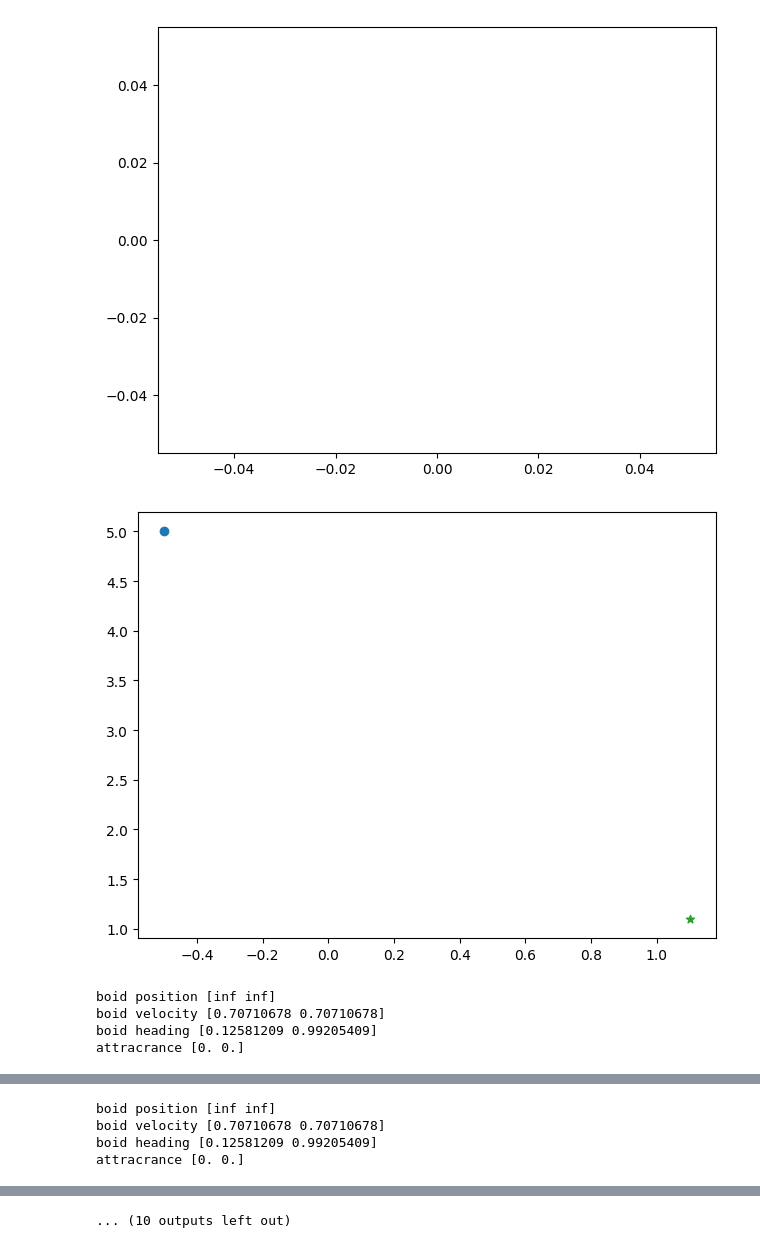
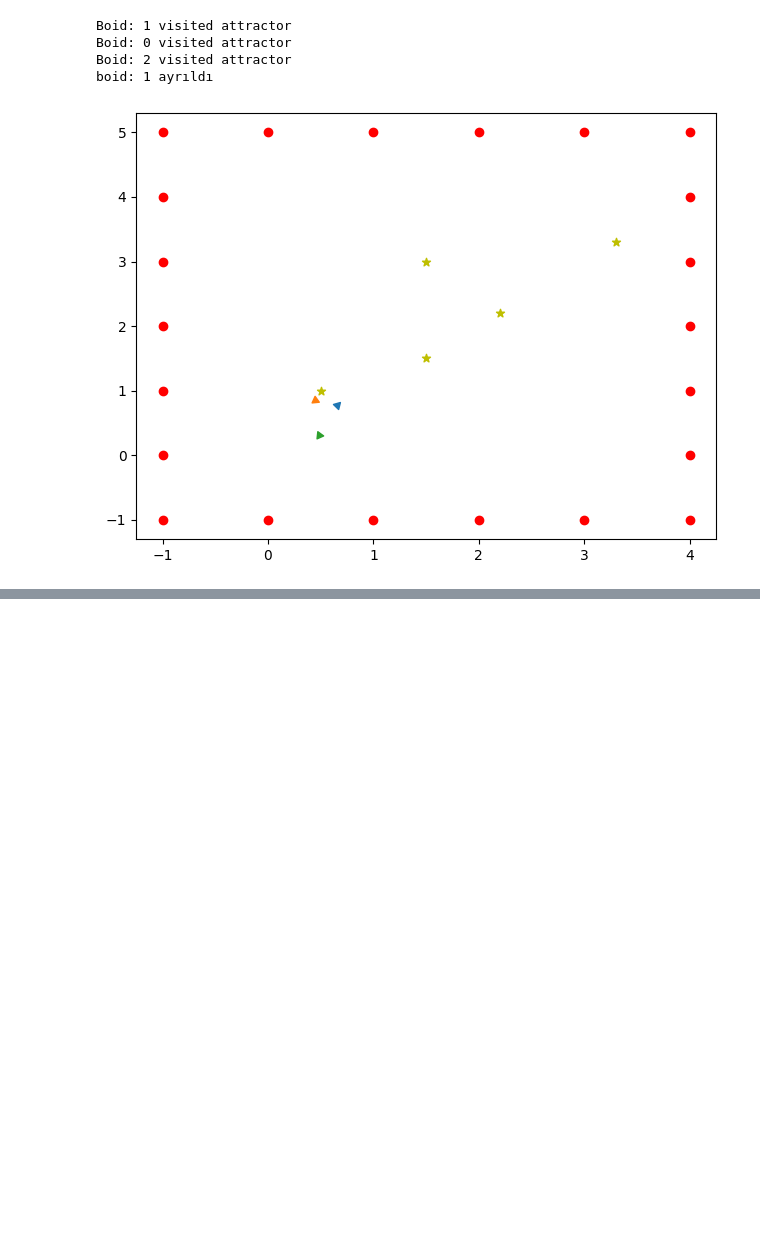
Before and after one commit to Ismail-Armutcu/Algorithms-for-Interactive-Sytems, a Jupyter notebook: MMI513_PA6_BeeDroids.ipynb, the cells around one changed output, grey strips where cells are left out. Cells and saved outputs as stored; diff of their text form; code cells hidden in the pictures; blank space fills up the shorter version.

```diff
--- a/MMI513_PA6_BeeDroids.ipynb
+++ b/MMI513_PA6_BeeDroids.ipynb
@@ -428,0 +437,19 @@ flockset post [[6.93047287e-310 6.93047287e-310]
+# %%
+positionsObstacle = [np.array([-1, 5]),np.array([0, 5]),np.array([1, 5]),np.array([2, 5]),np.array([3, 5]),np.array([4, 5]),
+                     np.array([4, 4]),np.array([4, 3]),np.array([4, 2]),np.array([4, 1]),np.array([4, 0]),np.array([4, -1]),
+                     np.array([3, -1]),np.array([2, -1]),np.array([1, -1]),np.array([0, -1]),np.array([-1, -1]),
+                     np.array([-1, 0]),np.array([-1, 1]),np.array([-1, 2]),np.array([-1, 3]),np.array([-1, 4])]
+radiiObstacle = [0.1]*22
+positionsAttractor = [np.array([1.2,1.2 ])]
+radiiAttractor = [0.1]
+obsset = obstacleset(positionsObstacle, radiiObstacle)
+aset = attractorset(positionsAttractor, radiiAttractor)
+F = flockset(1, [0, 1], [0, 1], 0.1, 1., obsset, 5)
+
+
+for i in range(5):
+  fig,ax = plt.subplots()
+  fig,ax = plotattractorset(aset,fig,ax)
+  fig,ax = plotobstacleset(obsset,fig,ax)
+  plotflockset(F,fig,ax)
+  F = flock(F, obsset,aset)
@@ -429,41 +467,22 @@ flockset post [[6.93047287e-310 6.93047287e-310]
 # %%
-positionsObstacle = [np.array([-.5, 5.])]
-radiiObstacle = [0.1]
-positionsAttractor = [np.array([1.1, 1.1])]
-radiiAttractor = [0.1]
-obsset = obstacleset(positionsObstacle, radiiObstacle)
-aset = attractorset(positionsAttractor, radiiAttractor)
-F = flockset(1, [0, 1], [0, 1], 0.1, 1., obsset, 5)
-for f in F:
-  print("F pos",f.getposition())
 fig,ax = plt.subplots()
-fig,ax = plotflockset(F, fig,ax)
-for ind in range(10):
-    fig,ax = plt.subplots()
-
-    fig,ax = plotobstacleset(obsset,fig,ax)
-    fig,ax = plotflockset(F, fig,ax)
-    fig,ax = plotattractorset(aset,fig,ax)
-    F = flock(F, obsset,aset)
-
-    fig.tight_layout()
-    plt.show()
-
-"""fig,ax = plt.subplots()
 def update(frame):
     global F,ax,fig,obsset,aset
     if frame == 0:
-      #positionsObstacle = [np.array([-.5, 5.]), np.array([.5, 3]), np.array([2.,2.]), np.array([4.,4.]), np.array([6.,4.])]
-      #radiiObstacle = [0.1, 0.1, 0.1, 0.1, 0.1]
-      #positionsAttractor = [np.array([-.5, 4.]), np.array([.5, 2]), np.array([2.,1.]), np.array([4.,3.]), np.array([6.,3.])]
-      #radiiAttractor = [0.1, 0.1, 0.1, 0.1, 0.1]
-      positionsObstacle = [np.array([-.5, 5.])]
+      positionsObstacle = [np.array([-1, 5]),np.array([0, 5]),np.array([1, 5]),np.array([2, 5]),np.array([3, 5]),np.array([4, 5]),
+                     np.array([4, 4]),np.array([4, 3]),np.array([4, 2]),np.array([4, 1]),np.array([4, 0]),np.array([4, -1]),
+                     np.array([3, -1]),np.array([2, -1]),np.array([1, -1]),np.array([0, -1]),np.array([-1, -1]),
+                     np.array([-1, 0]),np.array([-1, 1]),np.array([-1, 2]),np.array([-1, 3]),np.array([-1, 4])]
+      radiiObstacle = [0.1]*22
+      positionsAttractor = [np.array([0.5, 1.]), np.array([1.5, 1.5]), np.array([2.2,2.2]), np.array([3.3,3.3]), np.array([1.5,3.])]
+      radiiAttractor = [0.1, 0.1, 0.1, 0.1, 0.1]
+      """positionsObstacle = [np.array([-.5, 5.])]
       radiiObstacle = [0.1]
       positionsAttractor = [np.array([1.1, 1.1])]
-      radiiAttractor = [0.1]
+      radiiAttractor = [0.1]"""
       obsset = obstacleset(positionsObstacle, radiiObstacle)
       aset = attractorset(positionsAttractor, radiiAttractor)
-      F = flockset(1, [0, 1], [0, 1], 0.1, 1., obsset, 0)
+      F = flockset(3, [0, 1], [0, 1], 0.1, 1., obsset, 5)
 
     ax.clear()
     fig,ax = plotobstacleset(obsset,fig,ax)
@@ -477,7 +496,7 @@ def update(frame):
 
 
 
-ani = animation.FuncAnimation(fig, update, frames=20, interval=1000, blit=False)
-#ani.save('set.gif', writer='pillow')
-HTML(ani.to_html5_video())"""
+ani = animation.FuncAnimation(fig, update, frames=20, interval=500, blit=False)
+ani.save('set.gif', writer='pillow')
+HTML(ani.to_html5_video())
 # %% [output]
@@ -491,6 +521,5 @@ attracrance [0. 0.]
+Boid: 1 visited attractor
+Boid: 0 visited attractor
+Boid: 2 visited attractor
+boid: 1 ayrıldı
-[figure, old version]
+[figure, new version]
-[figure, removed]
-boid position [inf inf]
-boid velocity [0.70710678 0.70710678]
-boid heading [0.12581209 0.99205409]
-attracrance [0. 0.]
@@ -498,4 +525,0 @@ attracrance [0. 0.]
-boid position [inf inf]
-boid velocity [0.70710678 0.70710678]
-boid heading [0.12581209 0.99205409]
-attracrance [0. 0.]
@@ -517,4 +526,3 @@ attracrance [0. 0.]
-... (10 outputs left out)
 # %%
 positionsAttractor = [np.array([-.5, 4.]), np.array([.5, 2]), np.array([2.,1.]), np.array([4.,3.]), np.array([6.,3.])]
 radiiAttractor = [0.1, 0.1, 0.1, 0.1, 0.1]
```
Also changed, not shown: parts of 12 cells of this notebook.
